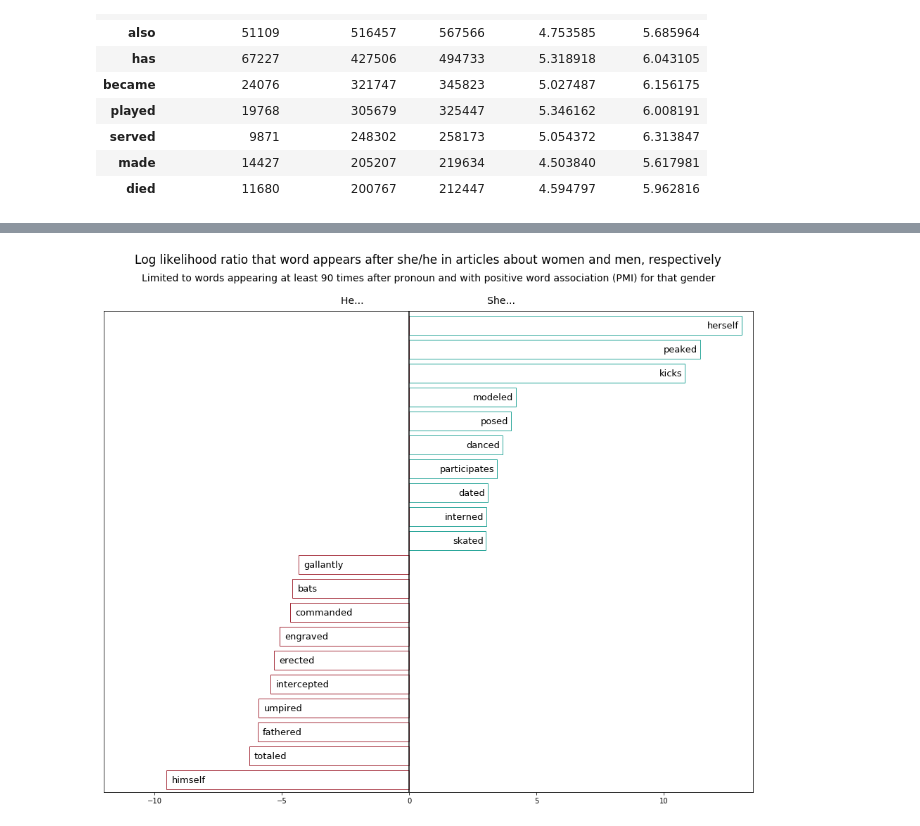
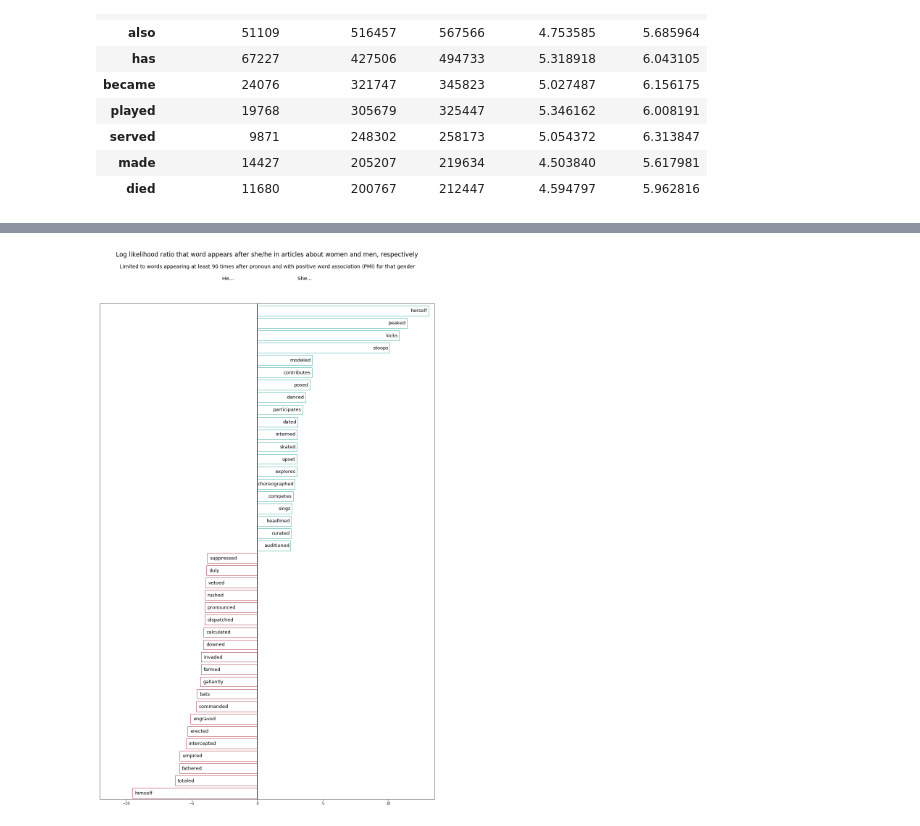
Before and after one commit to vfoss/w266-final, a Jupyter notebook: wiki_bigrams.ipynb, the cells around one changed output, grey strips where cells are left out. Drawn from its saved outputs; the diff is of its cells as text; code cells hidden in the pictures.

```diff
--- a/wiki_bigrams.ipynb
+++ b/wiki_bigrams.ipynb
@@ -623,7 +622,6 @@ df['log prob of word | she'] = np.log2(
 # Log likelihood ratio she : he
 
 df['LLR'] = df['log prob of word | she'] - df['log prob of word | he']
-df['abs_ratio'] = abs(df['LLR'])
 df.sort_values(by=['LLR'], ascending=False, inplace=True)
 df.head(25)
 # %% [output]
@@ -716,36 +715,36 @@ she_words
+# %%
+he_words.drop(['batting'], axis=0, inplace=True) # Doesn't make sense gramatically?
+Y2, X2 = he_words.tail(20).index, he_words.tail(20)['LLR']
 # %%
-she_top = she_words.drop(she_words[she_words['she+word count'] < 90 ].index).head(10)['LLR']
+she_top = she_words.drop(she_words[she_words['she+word count'] < 90 ].index).head(20)['LLR']
 Y1, X1 = she_top.index, she_top
-# %%
-he_words.drop(['batting'], axis=0, inplace=True) # Doesn't make sense gramatically?
-Y2, X2 = he_words.tail(10).index, he_words.tail(10)['LLR']
 # %%
 title="Log likelihood ratio that word appears after she/he in articles about women and men, respectively"
 subtitle="Limited to words appearing at least 90 times after pronoun and with positive word association (PMI) for that gender"
 subtitle2="\n\nHe...                                       She..."
 
-Y = np.arange(20)
+Y = np.arange(40)
 
-X_women = np.concatenate((np.zeros(10), np.flip(X1.values, 0)), axis=0)
-X_men = np.concatenate((np.flip(X2.values, 0), np.zeros(10)), axis=0)
+X_women = np.concatenate((np.zeros(20), np.flip(X1.values, 0)), axis=0)
+X_men = np.concatenate((np.flip(X2.values, 0), np.zeros(20)), axis=0)
 
-plt.figure(figsize=(13.5,10))
+plt.figure(figsize=(13.5,20))
 plt.axes([0.025, 0.025, 0.95, 0.95])
 plt.barh(Y, X_women, facecolor="None", edgecolor='#2ca79b')
 plt.barh(Y, X_men, facecolor="None", edgecolor='#a52e3b')
 
-for x, y, label in zip(X_women, Y, np.concatenate((np.empty(10, dtype="U") , np.flip(Y1,0)))):
+for x, y, label in zip(X_women, Y, np.concatenate((np.empty(20, dtype="U") , np.flip(Y1,0)))):
     plt.text(x-0.1, y, label, ha='right', va= 'center', color="black", fontsize=13)
-for x, y, label in zip(X_men, Y, np.concatenate((np.flip(Y2,0), np.empty(10, dtype="U")))):
+for x, y, label in zip(X_men, Y, np.concatenate((np.flip(Y2,0), np.empty(20, dtype="U")))):
     plt.text(x+0.2, y, label, ha='left', va= 'center', color="black", fontsize=13)
 
 
 plt.title(title, fontsize=17, y=1.09)
 plt.suptitle(subtitle + subtitle2, fontsize=14, y=1.05)
 plt.axvline(x=0, color="black")
-plt.ylim(-.5, 19.6)
+plt.ylim(-.5, 39.6)
 plt.yticks(())
 plt.xlim(-12, 13.5)
 plt.show()
 # %% [output]
-[figure, old version]
+[figure, new version]
```
Also changed, not shown: parts of 9 cells of this notebook.
